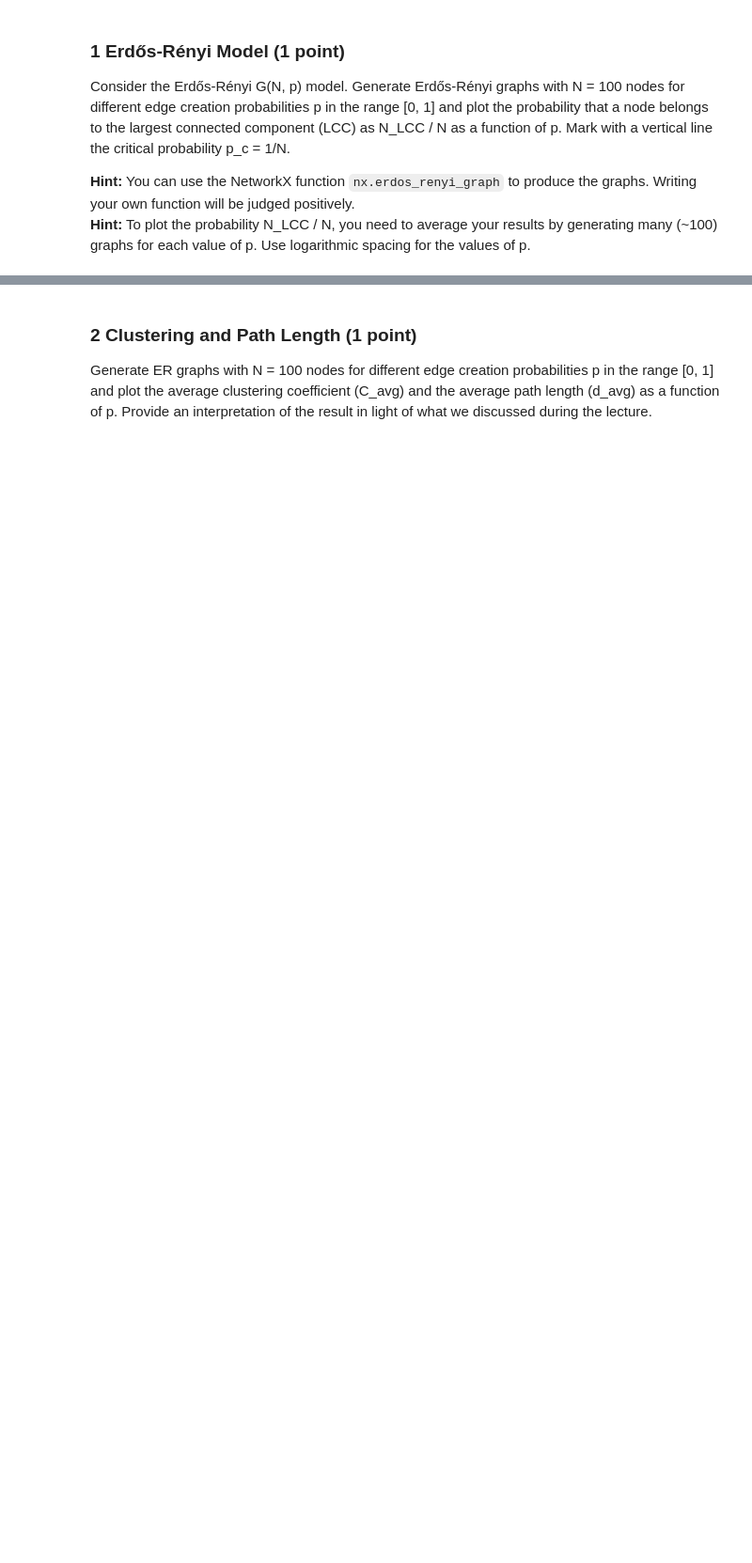
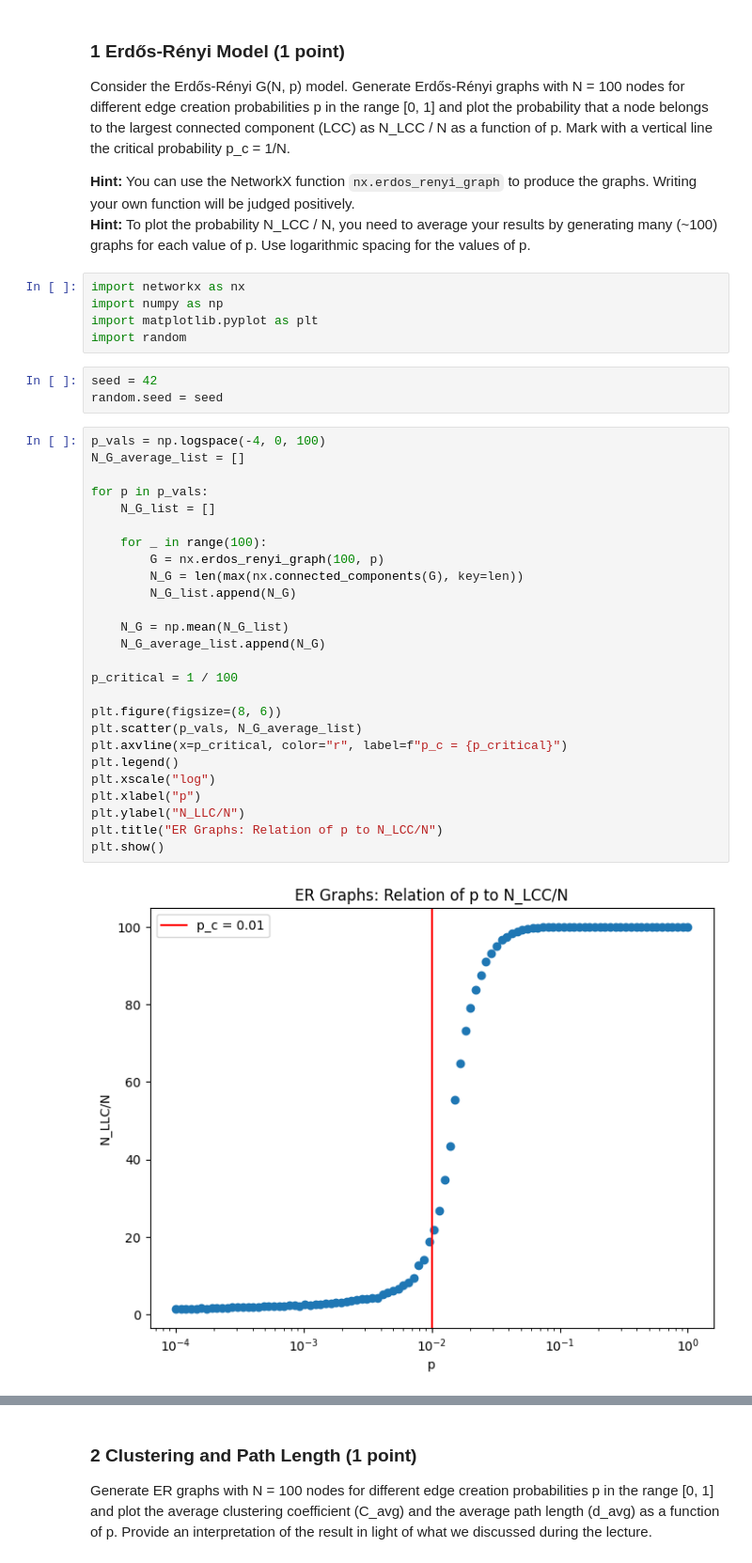
Before and after one commit to liamti5/UZH-Network-Science, a Jupyter notebook: a4/assignment4_Liam_Tessendorf_Maximilian_von_Willich.ipynb, the cells around one changed output, grey strips where cells are left out. Shown at 94% size. Drawn from its saved outputs; the diff is of its cells as text; blank space fills up the shorter version.

```diff
--- a/a4/assignment4_Liam_Tessendorf_Maximilian_von_Willich.ipynb
+++ b/a4/assignment4_Liam_Tessendorf_Maximilian_von_Willich.ipynb
@@ -6,4 +9,40 @@ Consider the Erdős‐Rényi G(N, p) model. Generate Erdős‐Rényi graphs with
 
 **Hint:** You can use the NetworkX function `nx.erdos_renyi_graph` to produce the graphs. Writing your own function will be judged positively.
 **Hint:** To plot the probability N_LCC / N, you need to average your results by generating many (~100) graphs for each value of p. Use logarithmic spacing for the values of p.
+# %%
+import networkx as nx
+import numpy as np
+import matplotlib.pyplot as plt
+import random
+# %%
+seed = 42
+random.seed = seed
+# %%
+p_vals = np.logspace(-4, 0, 100)
+N_G_average_list = []
+
+for p in p_vals:
+    N_G_list = []
+
+    for _ in range(100):
+        G = nx.erdos_renyi_graph(100, p)
+        N_G = len(max(nx.connected_components(G), key=len))
+        N_G_list.append(N_G)
+
+    N_G = np.mean(N_G_list)
+    N_G_average_list.append(N_G)
+
+p_critical = 1 / 100
+
+plt.figure(figsize=(8, 6))
+plt.scatter(p_vals, N_G_average_list)
+plt.axvline(x=p_critical, color="r", label=f"p_c = {p_critical}")
+plt.legend()
+plt.xscale("log")
+plt.xlabel("p")
+plt.ylabel("N_LLC/N")
+plt.title("ER Graphs: Relation of p to N_LCC/N")
+plt.show()
+# %% [output]
+[figure, added]
 # %%
```
Also changed, not shown: parts of 8 cells of this notebook, 1 other file.
